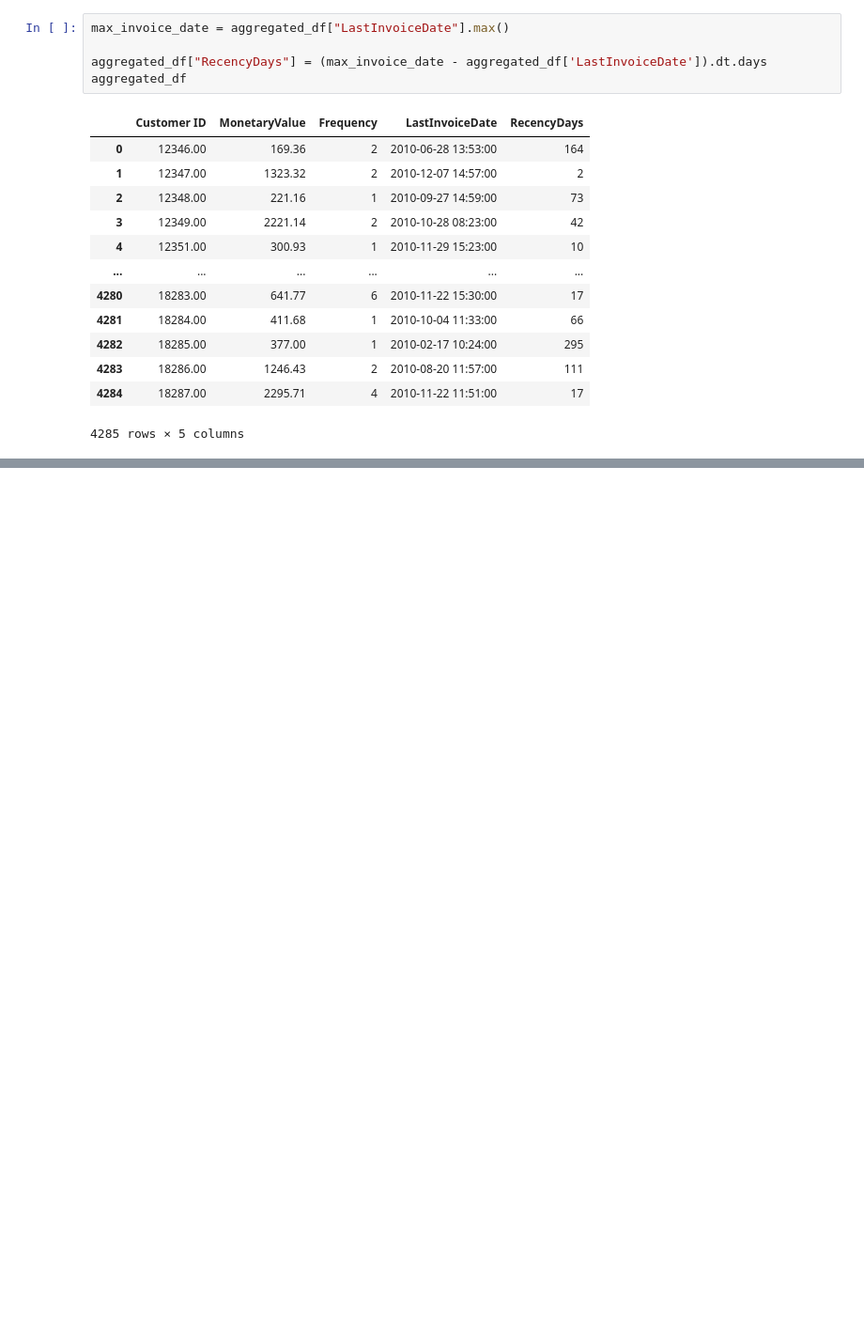
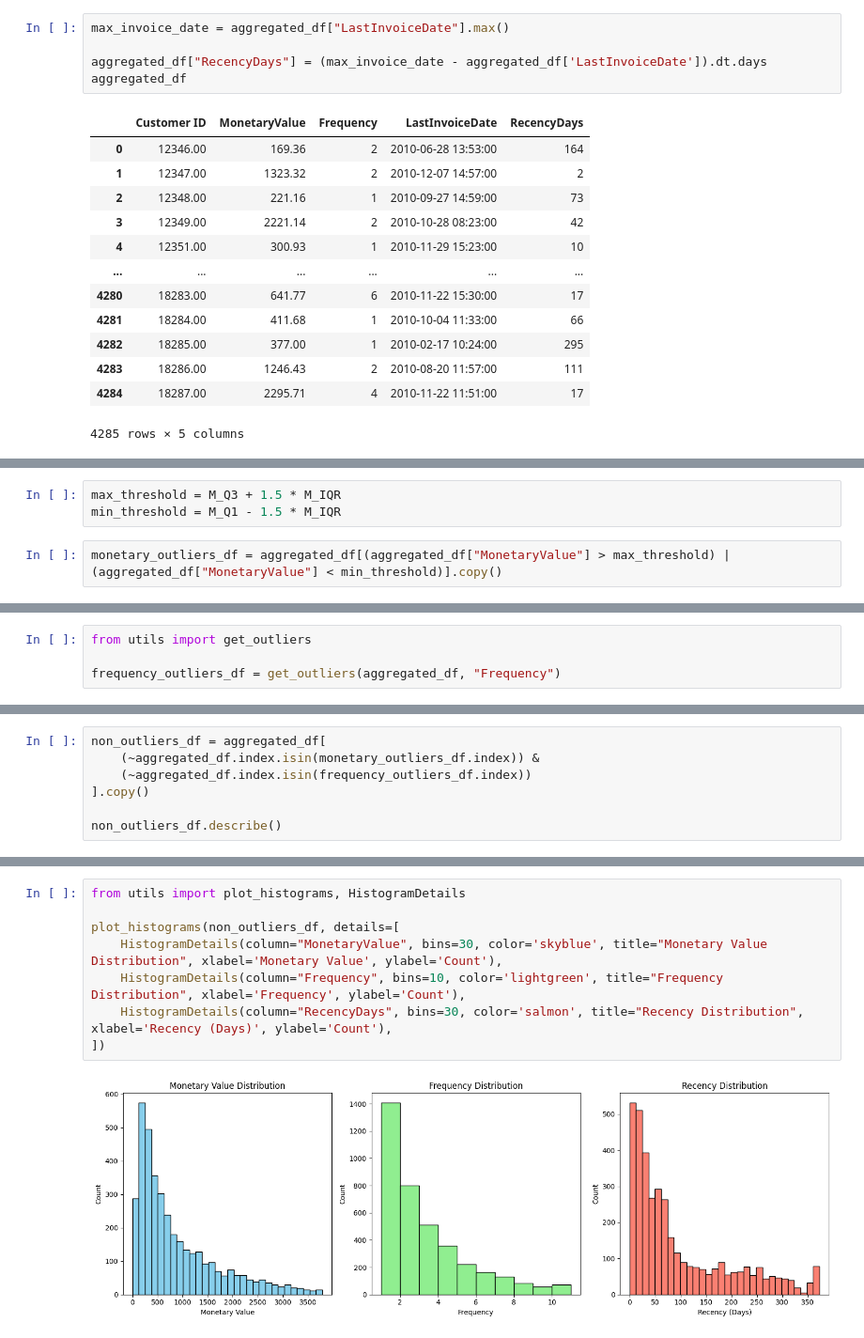
Before and after one commit to Achronus/data-exploration, a Jupyter notebook: retail-customer-analysis/analysis.ipynb, the cells around one changed output, grey strips where cells are left out. Shown at 94% size. Saved outputs shown, nothing was run; the diff lists cells and outputs as text; blank space fills up the shorter version.

```diff
--- a/retail-customer-analysis/analysis.ipynb
+++ b/retail-customer-analysis/analysis.ipynb
@@ -602,0 +668,5 @@ Okay, now let's start visualising our data's distributions and identify any outl
+# %%
+max_threshold = M_Q3 + 1.5 * M_IQR
+min_threshold = M_Q1 - 1.5 * M_IQR
+# %%
+monetary_outliers_df = aggregated_df[(aggregated_df["MonetaryValue"] > max_threshold) | (aggregated_df["MonetaryValue"] < min_threshold)].copy()
@@ -602,0 +687,4 @@ Okay, now let's start visualising our data's distributions and identify any outl
+# %%
+from utils import get_outliers
+
+frequency_outliers_df = get_outliers(aggregated_df, "Frequency")
@@ -602,0 +710,7 @@ Okay, now let's start visualising our data's distributions and identify any outl
+# %%
+non_outliers_df = aggregated_df[
+    (~aggregated_df.index.isin(monetary_outliers_df.index)) &
+    (~aggregated_df.index.isin(frequency_outliers_df.index))
+].copy()
+
+non_outliers_df.describe()
@@ -602,0 +733,10 @@ Okay, now let's start visualising our data's distributions and identify any outl
+# %%
+from utils import plot_histograms, HistogramDetails
+
+plot_histograms(non_outliers_df, details=[
+    HistogramDetails(column="MonetaryValue", bins=30, color='skyblue', title="Monetary Value Distribution", xlabel='Monetary Value', ylabel='Count'),
+    HistogramDetails(column="Frequency", bins=10, color='lightgreen', title="Frequency Distribution", xlabel='Frequency', ylabel='Count'),
+    HistogramDetails(column="RecencyDays", bins=30, color='salmon', title="Recency Distribution", xlabel='Recency (Days)', ylabel='Count'),
+])
+# %% [output]
+[figure, added]
```
Also changed, not shown: parts of 20 cells of this notebook, 2 other files.
